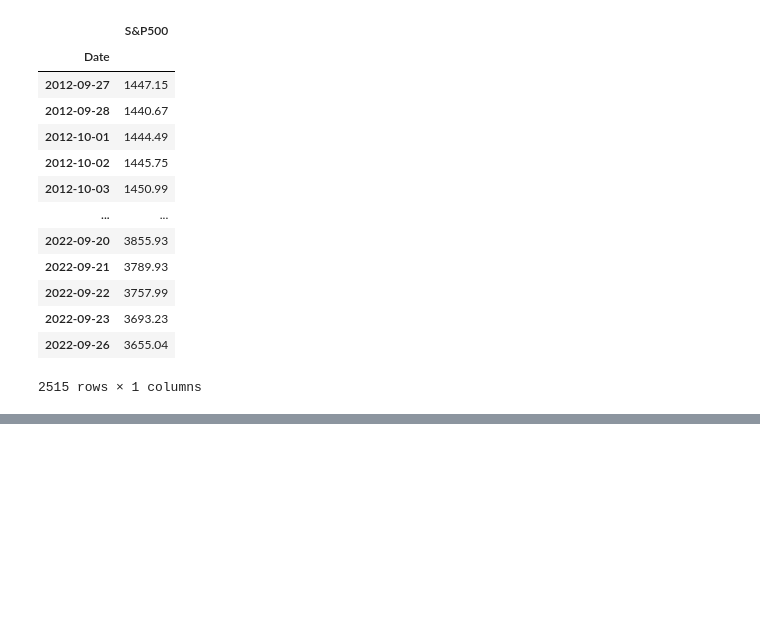
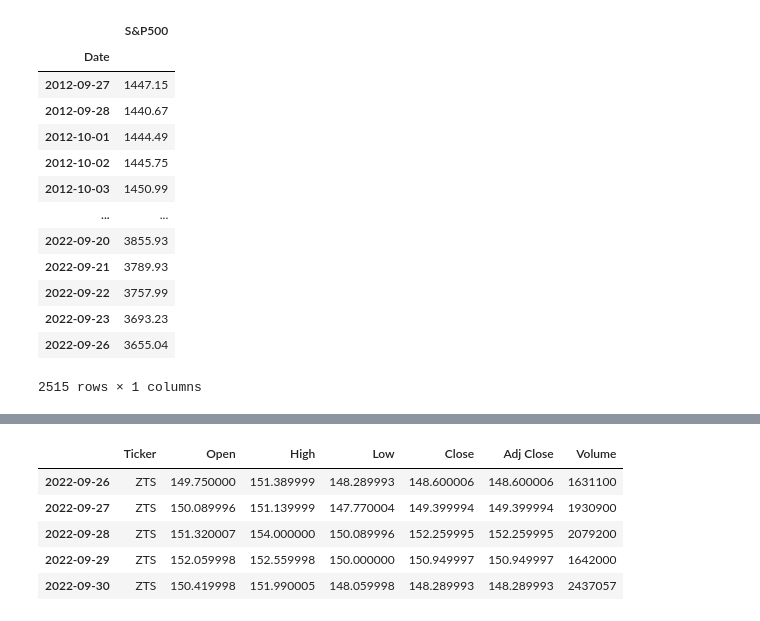
Before and after one commit to talhajamal11/SP500, a Jupyter notebook: sp500_data.ipynb, the cells around one changed output, grey strips where cells are left out. Saved outputs shown, nothing was run; the diff lists cells and outputs as text; code cells hidden in the pictures; blank space fills up the shorter version.

```diff
--- a/sp500_data.ipynb
+++ b/sp500_data.ipynb
@@ -109,0 +208,9 @@ SP500_Index
+# %%
+Daily_Pricing.tail()
+# %% [output]
+|  | Ticker | Open | High | Low | Close | Adj Close | Volume |
+| 2022-09-26 | ZTS | 149.750000 | 151.389999 | 148.289993 | 148.600006 | 148.600006 | 1631100 |
+| 2022-09-27 | ZTS | 150.089996 | 151.139999 | 147.770004 | 149.399994 | 149.399994 | 1930900 |
+| 2022-09-28 | ZTS | 151.320007 | 154.000000 | 150.089996 | 152.259995 | 152.259995 | 2079200 |
+| 2022-09-29 | ZTS | 152.059998 | 152.559998 | 150.000000 | 150.949997 | 150.949997 | 1642000 |
+| 2022-09-30 | ZTS | 150.419998 | 151.990005 | 148.059998 | 148.289993 | 148.289993 | 2437057 |
```
Also changed, not shown: parts of 11 cells of this notebook, 1 other file.
